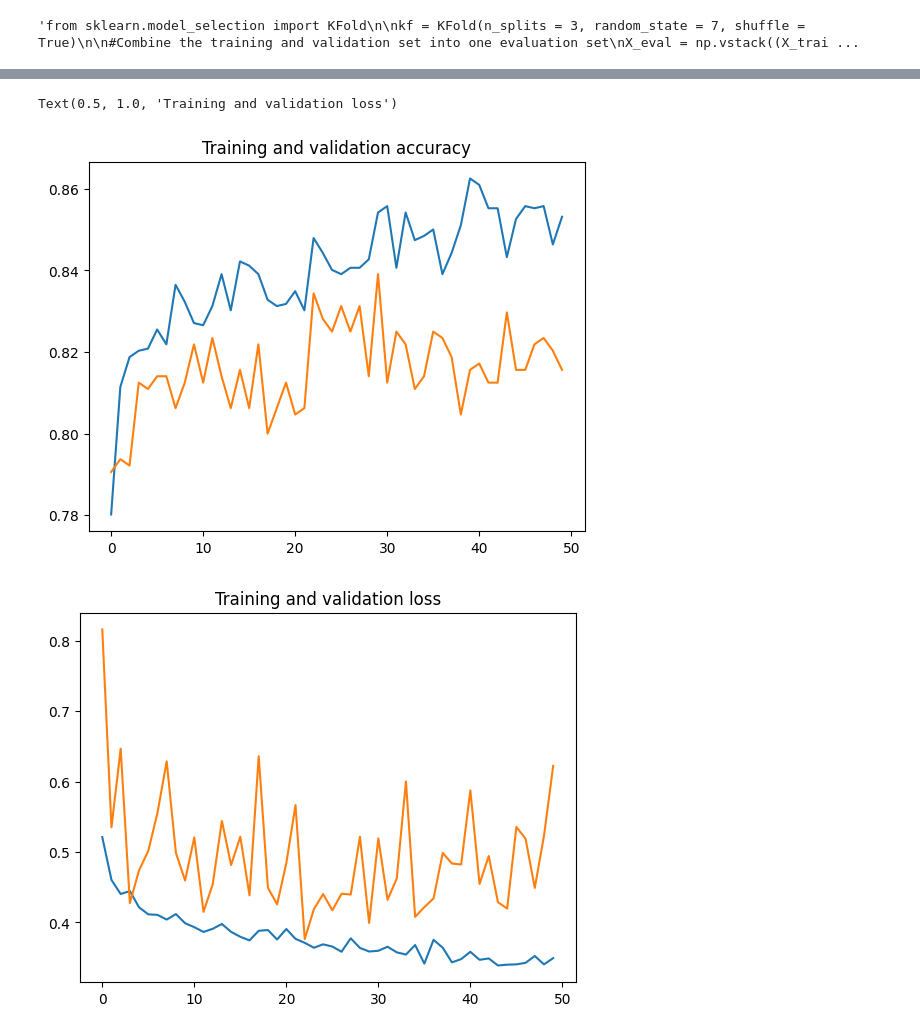
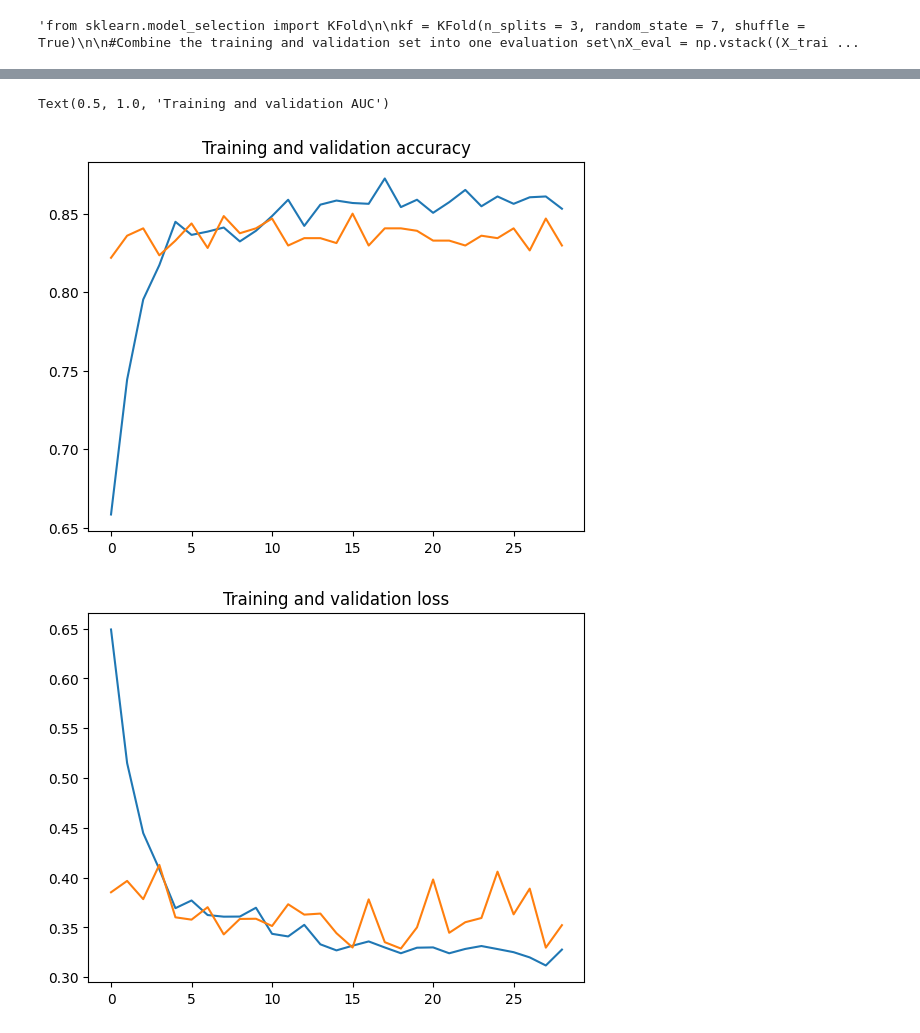
Before and after one commit to rantrek/Retinal-Disease-Detection, a Jupyter notebook: RetinalDiseaseClassification.ipynb, the cells around one changed output, grey strips where cells are left out. Drawn from its saved outputs; the diff is of its cells as text; code cells hidden in the pictures.

```diff
--- a/RetinalDiseaseClassification.ipynb
+++ b/RetinalDiseaseClassification.ipynb
@@ -150,9 +153,9 @@ train_datagen.fit(X_train)
 val_datagen.fit(X_val)
 test_datagen.fit(X_test)
 # %%
-training_set =  train_datagen.flow(X_train,Y_train, batch_size = 15)
-validation_set = val_datagen.flow(X_val,Y_val, batch_size = 15)
-testing_set  =  test_datagen.flow(X_test,Y_test, batch_size = 15)
+training_set =  train_datagen.flow(X_train,Y_train, batch_size = 8)
+validation_set = val_datagen.flow(X_val,Y_val, batch_size = 8)
+testing_set  =  test_datagen.flow(X_test,Y_test, batch_size = 8)
 # %%
 def getModel(pretrained, input_shape):
 
@@ -165,12 +168,12 @@ def getModel(pretrained, input_shape):
     # Flatten the output layer to 1 dimension
     res = Flatten()(last_output)
     # Add a fully connected layer with 128 hidden units and ReLU activation
-    res = Dense(1024,activation="relu",kernel_regularizer=l2(0.01))(res)
-    res = Dropout(0.2)(res)
+    #res = Dense(1024,activation="relu")(res)
+    #res = Dropout(0.2)(res)
+    res = Dense(256,activation="relu")(res)
+    res = Dropout(0.5)(res)
     res = BatchNormalization()(res)
-    res = Dense(512,activation="relu")(res)
-    res = Dropout(0.5)(res)
-    res = Dense(2,activation="sigmoid")(res)
+    res = Dense(1,activation="sigmoid")(res)
 
     # Configure and compile the model
     model = Model(pretrained_model.input, res)
@@ -180,11 +183,11 @@ def getModel(pretrained, input_shape):
     model.summary()
     return model
 # %%
-EarlyStop = EarlyStopping(monitor='val_loss', mode= 'min',patience=30, verbose=1)
+EarlyStop = EarlyStopping(monitor='val_loss', mode= 'min',patience=10, verbose=1)
 # %%
 #Train the model
 input_shape = (128,128,3)
 model = getModel(InceptionV3, input_shape)
 #Fit the model
-history = model.fit(training_set,epochs = 30, validation_data = validation_set, verbose =1)
+history = model.fit(training_set,epochs = 30, validation_data = validation_set, verbose =1, callbacks = [EarlyStop])
 # %% [output]
@@ -272,29 +275,41 @@ model.save('retinal_model.keras')
 # %%
 # Retrieve a list of accuracy results on training and validation data
 # sets for each training epoch
 acc = history.history['acc']
 val_acc = history.history['val_acc']
 
-# Retrieve a list of list results on training and validation data
+# Retrieve a list of loss results on training and validation data
 # sets for each validation epoch
 loss = history.history['loss']
 val_loss = history.history['val_loss']
+
+# Retrieve a list of loss results on training and validation data
+# sets for each validation epoch
+auc = history.history['AUC']
+val_auc = history.history['val_AUC']
 
 # Get number of epochs
 epochs = range(len(acc))
 
 # Plot training and validation accuracy per epoch
 plt.plot(epochs, acc)
 plt.plot(epochs, val_acc)
 plt.title('Training and validation accuracy')
 
 plt.figure()
 
 # Plot training and validation loss per epoch
 plt.plot(epochs, loss)
 plt.plot(epochs, val_loss)
 plt.title('Training and validation loss')
+
+plt.figure()
+
+# Plot training and validation AUC per epoch
+plt.plot(epochs, auc)
+plt.plot(epochs, val_auc)
+plt.title('Training and validation AUC')
 # %% [output]
-Text(0.5, 1.0, 'Training and validation loss')
+Text(0.5, 1.0, 'Training and validation AUC')
-[figure, old version]
+[figure, new version]
-[figure, old version]
+[figure, new version]
```
Also changed, not shown: parts of 10 cells of this notebook, 2 other files.
